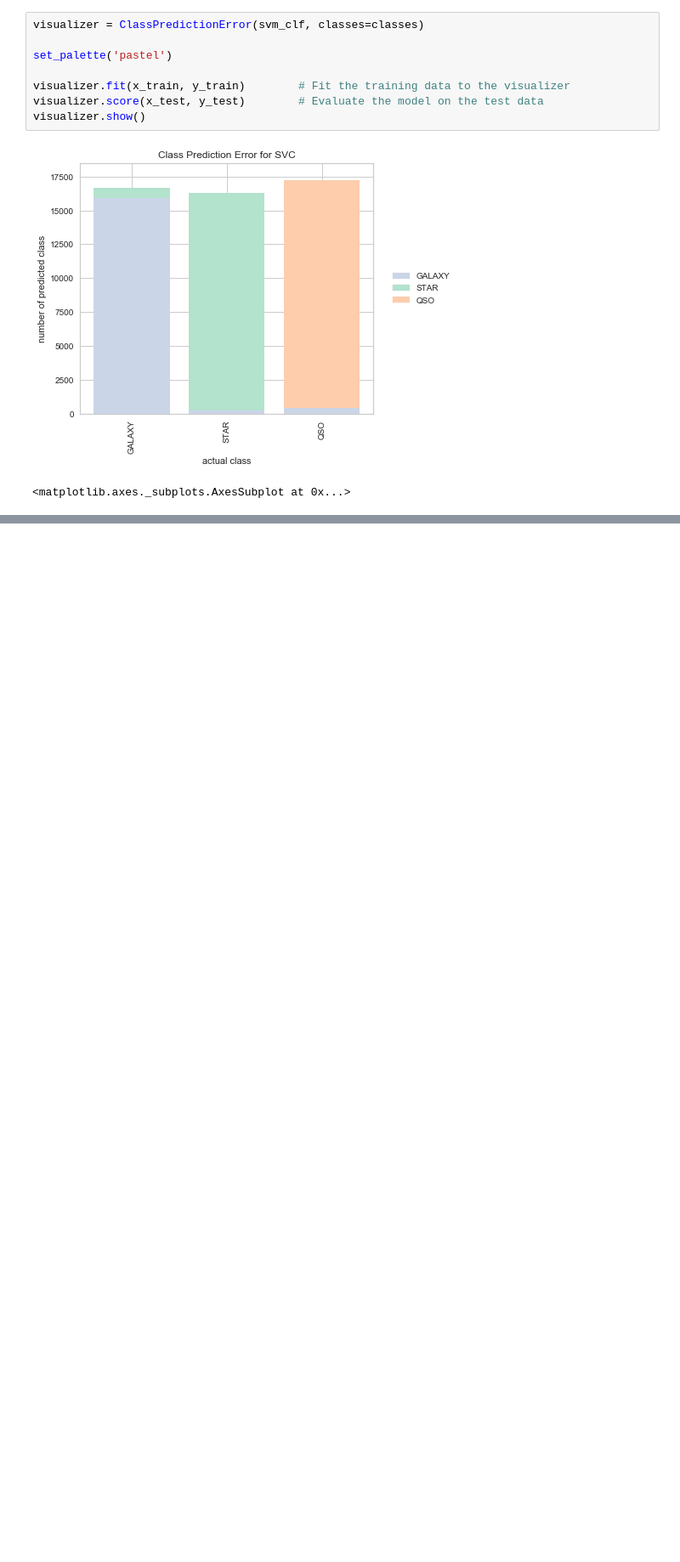
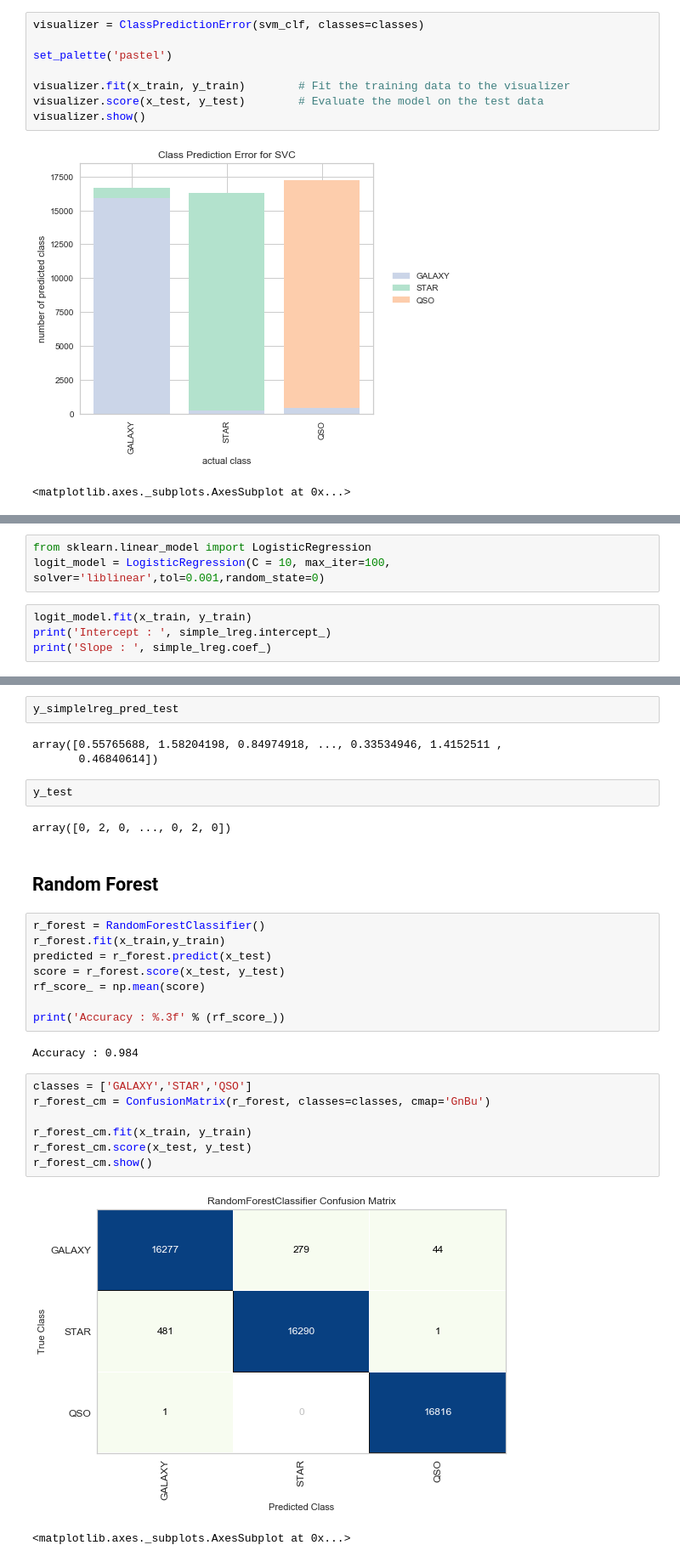
Before and after one commit to vedang9/Stellar-Classification, a Jupyter notebook: Untitled.ipynb, the cells around one changed output, grey strips where cells are left out. Shown: that part at 85% size. Saved outputs shown, nothing was run; the diff lists cells and outputs as text; blank space fills up the shorter version.

```diff
--- a/Untitled.ipynb
+++ b/Untitled.ipynb
@@ -331,0 +342,7 @@ visualizer.show()
+# %%
+from sklearn.linear_model import LogisticRegression
+logit_model = LogisticRegression(C = 10, max_iter=100, solver='liblinear',tol=0.001,random_state=0)
+# %%
+logit_model.fit(x_train, y_train)
+print('Intercept : ', simple_lreg.intercept_)
+print('Slope : ', simple_lreg.coef_)
@@ -331,0 +372,31 @@ visualizer.show()
+# %%
+y_simplelreg_pred_test
+# %% [output]
+array([0.55765688, 1.58204198, 0.84974918, ..., 0.33534946, 1.4152511 ,
+       0.46840614])
+# %%
+y_test
+# %% [output]
+array([0, 2, 0, ..., 0, 2, 0])
+# %% [markdown]
+## Random Forest
+# %%
+r_forest = RandomForestClassifier()
+r_forest.fit(x_train,y_train)
+predicted = r_forest.predict(x_test)
+score = r_forest.score(x_test, y_test)
+rf_score_ = np.mean(score)
+
+print('Accuracy : %.3f' % (rf_score_))
+# %% [output]
+Accuracy : 0.984
+# %%
+classes = ['GALAXY','STAR','QSO']
+r_forest_cm = ConfusionMatrix(r_forest, classes=classes, cmap='GnBu')
+
+r_forest_cm.fit(x_train, y_train)
+r_forest_cm.score(x_test, y_test)
+r_forest_cm.show()
+# %% [output]
+[figure, added]
+<matplotlib.axes._subplots.AxesSubplot at 0x...>
```
Also changed, not shown: parts of 20 cells of this notebook, 1 other file.
